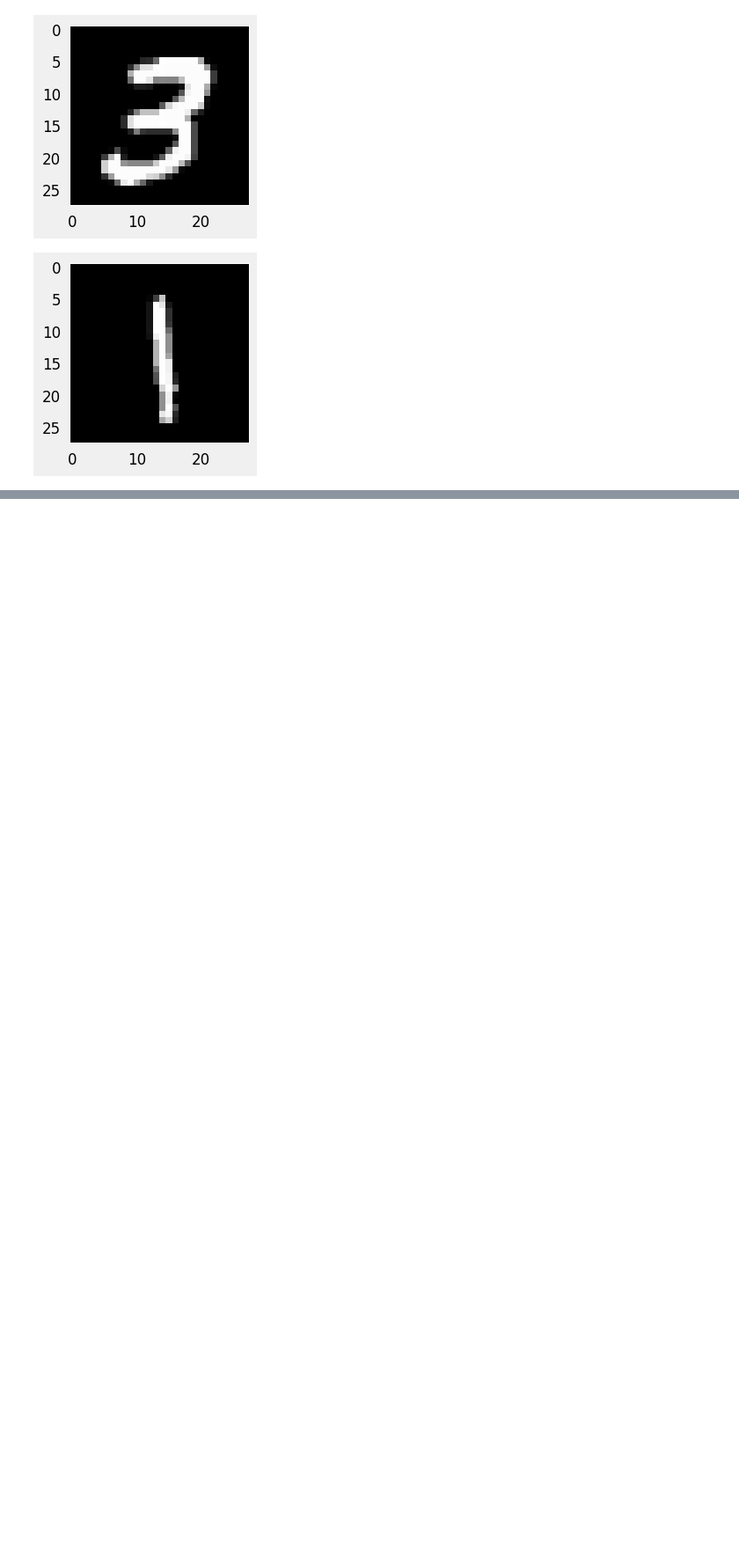
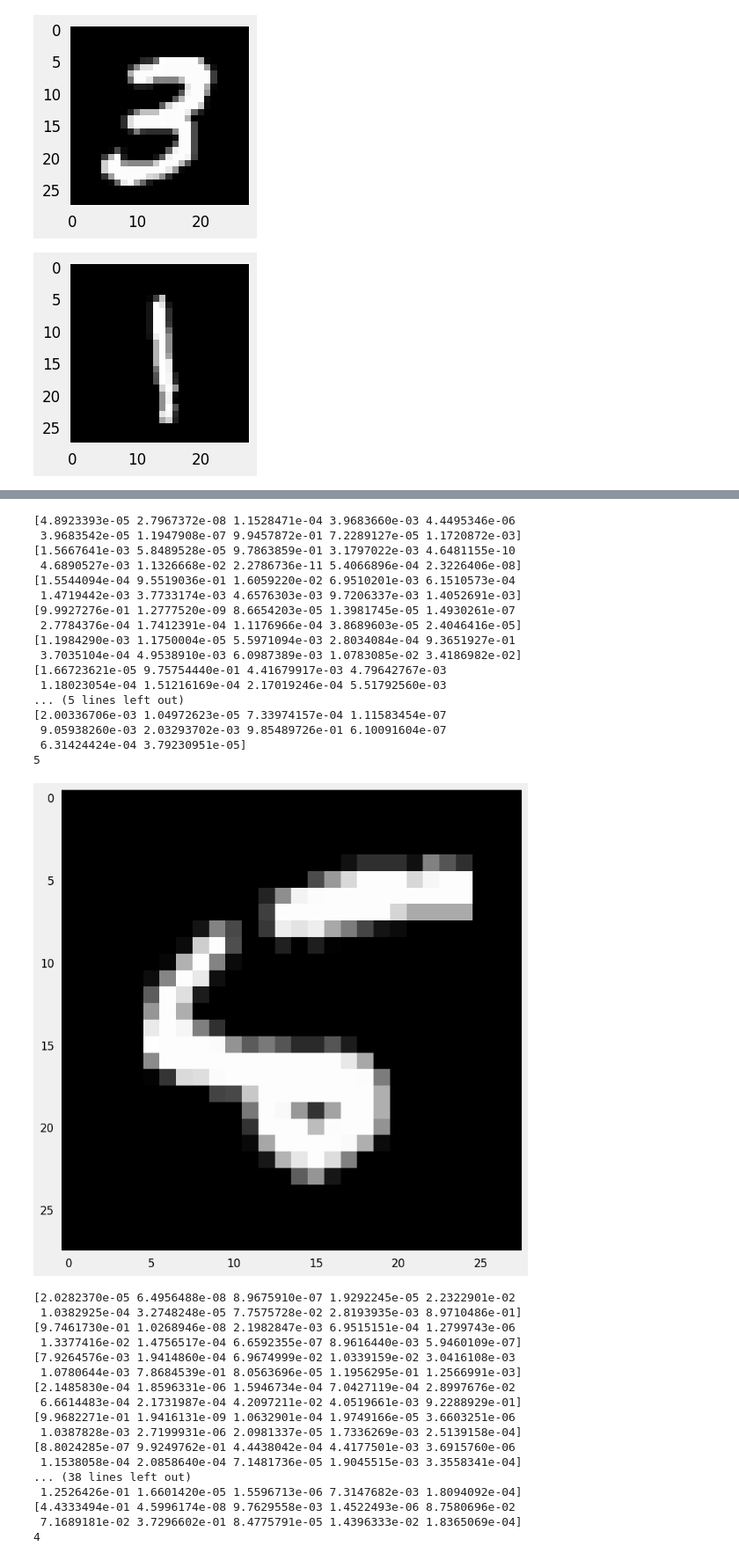
Before and after one commit to diputs03/AI-Studies, a Jupyter notebook: From-tensorflow-mnist-tutorial/keras_01_mnist_changed.ipynb, the cells around one changed output, grey strips where cells are left out. Shown: that part at 88% size. Saved outputs shown, nothing was run; the diff lists cells and outputs as text; code cells hidden in the pictures; blank space fills up the shorter version.

```diff
--- a/From-tensorflow-mnist-tutorial/keras_01_mnist_changed.ipynb
+++ b/From-tensorflow-mnist-tutorial/keras_01_mnist_changed.ipynb
@@ -214,7 +213,10 @@ for i in range(9):
 
 input = tf.keras.layers.Input(shape=(28*28, ))
 layers = [tf.keras.layers.Dense(10, activation='softmax')]
-model = tf.keras.models.Sequential([input]+layers)
+model = tf.keras.models.Sequential()
+model.add(input)
+for layer in layers:
+  model.add(layer)
 # %%
 # Compile the model
 model.compile(
@@ -284,0 +265,54 @@ NameError: name 'validation_digits' is not defined
+# %%
+def decode(y_hat):
+  k=0
+  maximum=0
+  for i in range(len(y_hat)):
+    if y_hat[i]>maximum:
+      k=i
+      maximum=y_hat[i]
+  return k
+# %%
+for i in range(500):
+  y_hat=model.predict(x_test[i].reshape(-1, 784), verbose=0)
+  print(y_hat[0])
+  c=decode(y_test[i])
+  if decode(y_hat[0]) != c:
+    plt.imshow(x_test[i].reshape(28, 28), cmap=pyplot.get_cmap('gray'))
+    print(c)
+    plt.show()
+# %% [output]
+[4.8923393e-05 2.7967372e-08 1.1528471e-04 3.9683660e-03 4.4495346e-06
+ 3.9683542e-05 1.1947908e-07 9.9457872e-01 7.2289127e-05 1.1720872e-03]
+[1.5667641e-03 5.8489528e-05 9.7863859e-01 3.1797022e-03 4.6481155e-10
+ 4.6890527e-03 1.1326668e-02 2.2786736e-11 5.4066896e-04 2.3226406e-08]
+[1.5544094e-04 9.5519036e-01 1.6059220e-02 6.9510201e-03 6.1510573e-04
+ 1.4719442e-03 3.7733174e-03 4.6576303e-03 9.7206337e-03 1.4052691e-03]
+[9.9927276e-01 1.2777520e-09 8.6654203e-05 1.3981745e-05 1.4930261e-07
+ 2.7784376e-04 1.7412391e-04 1.1176966e-04 3.8689603e-05 2.4046416e-05]
+[1.1984290e-03 1.1750004e-05 5.5971094e-03 2.8034084e-04 9.3651927e-01
+ 3.7035104e-04 4.9538910e-03 6.0987389e-03 1.0783085e-02 3.4186982e-02]
+[1.66723621e-05 9.75754440e-01 4.41679917e-03 4.79642767e-03
+ 1.18023054e-04 1.51216169e-04 2.17019246e-04 5.51792560e-03
+... (5 lines left out)
+[2.00336706e-03 1.04972623e-05 7.33974157e-04 1.11583454e-07
+ 9.05938260e-03 2.03293702e-03 9.85489726e-01 6.10091604e-07
+ 6.31424424e-04 3.79230951e-05]
+5
+[figure, added]
+[2.0282370e-05 6.4956488e-08 8.9675910e-07 1.9292245e-05 2.2322901e-02
+ 1.0382925e-04 3.2748248e-05 7.7575728e-02 2.8193935e-03 8.9710486e-01]
+[9.7461730e-01 1.0268946e-08 2.1982847e-03 6.9515151e-04 1.2799743e-06
+ 1.3377416e-02 1.4756517e-04 6.6592355e-07 8.9616440e-03 5.9460109e-07]
+[7.9264576e-03 1.9414860e-04 6.9674999e-02 1.0339159e-02 3.0416108e-03
+ 1.0780644e-03 7.8684539e-01 8.0563696e-05 1.1956295e-01 1.2566991e-03]
+[2.1485830e-04 1.8596331e-06 1.5946734e-04 7.0427119e-04 2.8997676e-02
+ 6.6614483e-04 2.1731987e-04 4.2097211e-02 4.0519661e-03 9.2288929e-01]
+[9.9682271e-01 1.9416131e-09 1.0632901e-04 1.9749166e-05 3.6603251e-06
+ 1.0387828e-03 2.7199931e-06 2.0981337e-05 1.7336269e-03 2.5139158e-04]
+[8.8024285e-07 9.9249762e-01 4.4438042e-04 4.4177501e-03 3.6915760e-06
+ 1.1538058e-04 2.0858640e-04 7.1481736e-05 1.9045515e-03 3.3558341e-04]
+... (38 lines left out)
+ 1.2526426e-01 1.6601420e-05 1.5596713e-06 7.3147682e-03 1.8094092e-04]
+[4.4333494e-01 4.5996174e-08 9.7629558e-03 1.4522493e-06 8.7580696e-02
+ 7.1689181e-02 3.7296602e-01 8.4775791e-05 1.4396333e-02 1.8365069e-04]
+4
```
Also changed, not shown: parts of 7 cells of this notebook.
